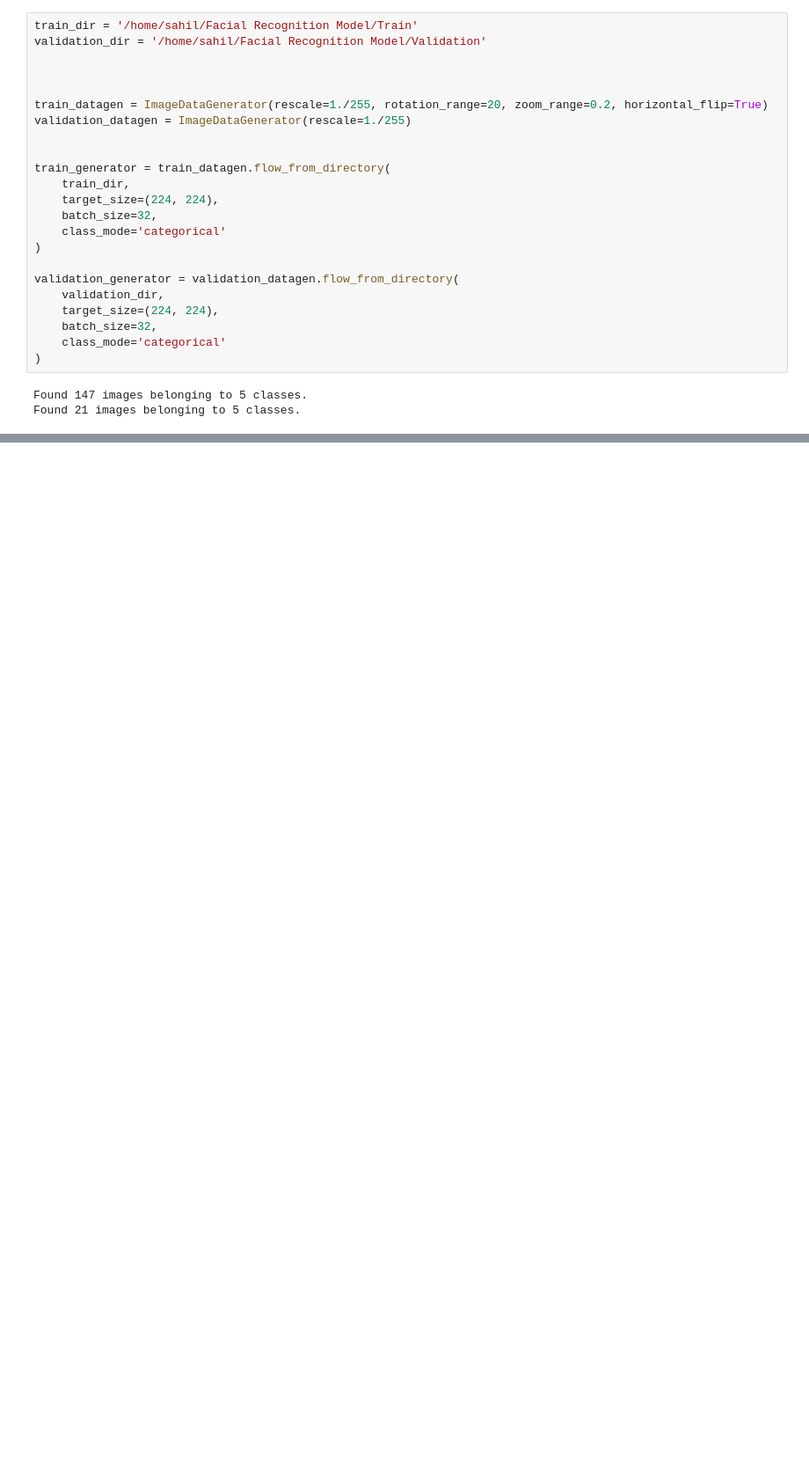
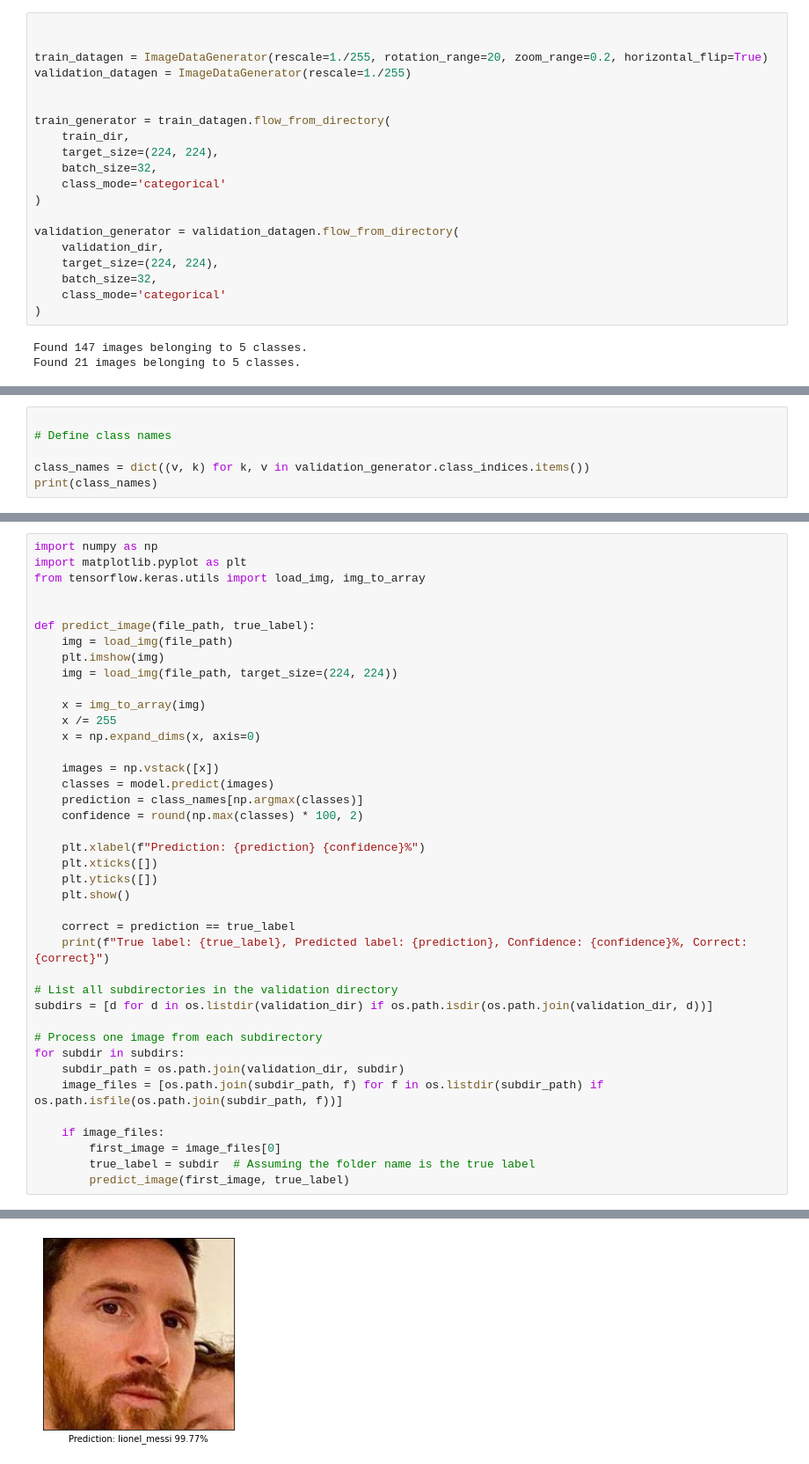
Before and after one commit to sahilgarg07/Facial-Recognition, a Jupyter notebook: Facial Recognition Model.ipynb, the cells around one changed output, grey strips where cells are left out. Shown at 88% size. Cells and saved outputs as stored; diff of their text form; blank space fills up the shorter version.

```diff
--- a/Facial Recognition Model.ipynb
+++ b/Facial Recognition Model.ipynb
@@ -30,7 +67,4 @@ base_model.trainable = False
 # %%
-train_dir = '/home/sahil/Facial Recognition Model/Train'
-validation_dir = '/home/sahil/Facial Recognition Model/Validation'
-
 
 
 train_datagen = ImageDataGenerator(rescale=1./255, rotation_range=20, zoom_range=0.2, horizontal_flip=True)
@@ -123,0 +159,6 @@ Epoch 19/20
+# %%
+
+# Define class names
+
+class_names = dict((v, k) for k, v in validation_generator.class_indices.items())
+print(class_names)
@@ -123,0 +167,41 @@ Epoch 19/20
+# %%
+import numpy as np
+import matplotlib.pyplot as plt
+from tensorflow.keras.utils import load_img, img_to_array
+
+
+def predict_image(file_path, true_label):
+    img = load_img(file_path)
+    plt.imshow(img)
+    img = load_img(file_path, target_size=(224, 224))
+
+    x = img_to_array(img)
+    x /= 255
+    x = np.expand_dims(x, axis=0)
+
+    images = np.vstack([x])
+    classes = model.predict(images)
+    prediction = class_names[np.argmax(classes)]
+    confidence = round(np.max(classes) * 100, 2)
+
+    plt.xlabel(f"Prediction: {prediction} {confidence}%")
+    plt.xticks([])
+    plt.yticks([])
+    plt.show()
+
+    correct = prediction == true_label
+    print(f"True label: {true_label}, Predicted label: {prediction}, Confidence: {confidence}%, Correct: {correct}")
+
+# List all subdirectories in the validation directory
+subdirs = [d for d in os.listdir(validation_dir) if os.path.isdir(os.path.join(validation_dir, d))]
+
+# Process one image from each subdirectory
+for subdir in subdirs:
+    subdir_path = os.path.join(validation_dir, subdir)
+    image_files = [os.path.join(subdir_path, f) for f in os.listdir(subdir_path) if os.path.isfile(os.path.join(subdir_path, f))]
+
+    if image_files:
+        first_image = image_files[0]
+        true_label = subdir  # Assuming the folder name is the true label
+        predict_image(first_image, true_label)
+# %% [output]
@@ -123,0 +209 @@ Epoch 19/20
+[figure, added]
```
Also changed, not shown: parts of 9 cells of this notebook, 2 other files.
